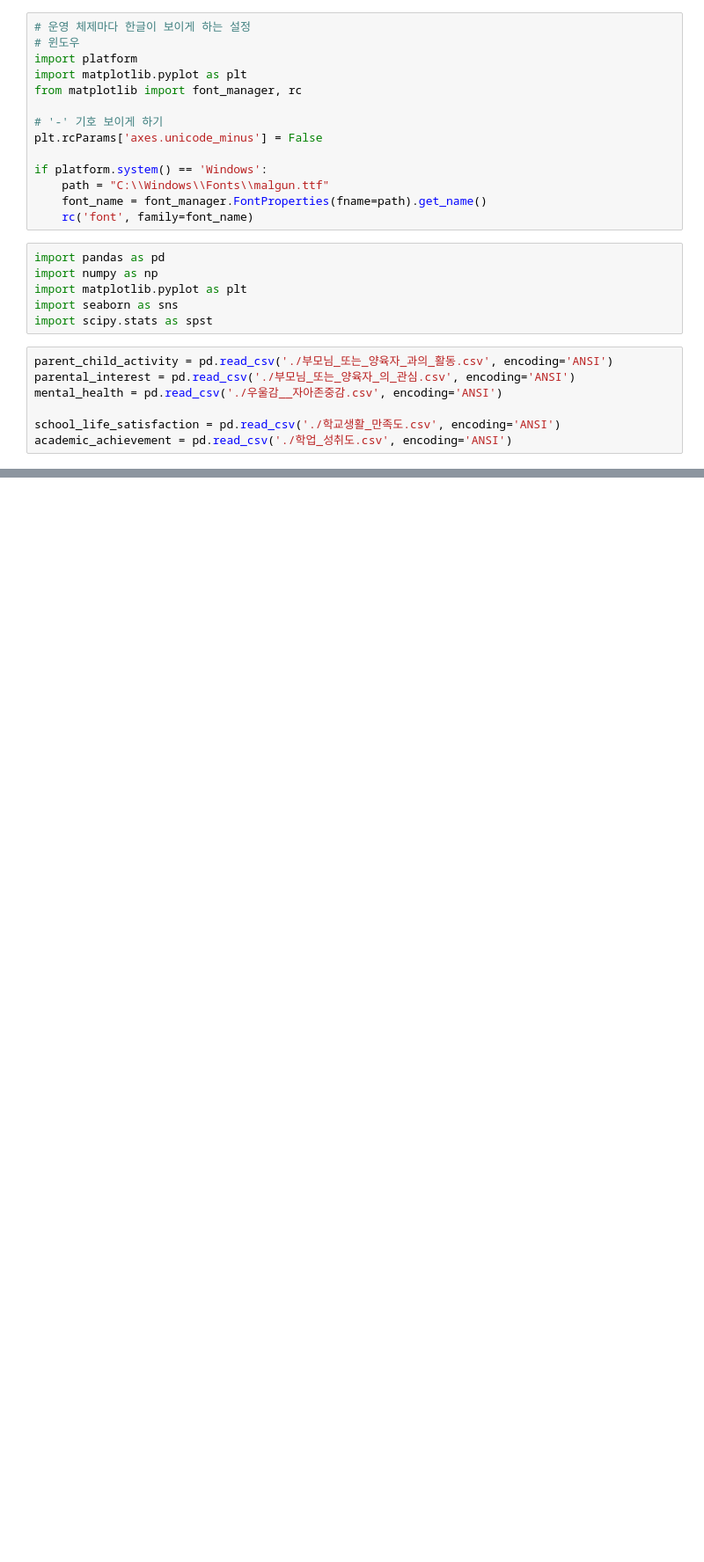
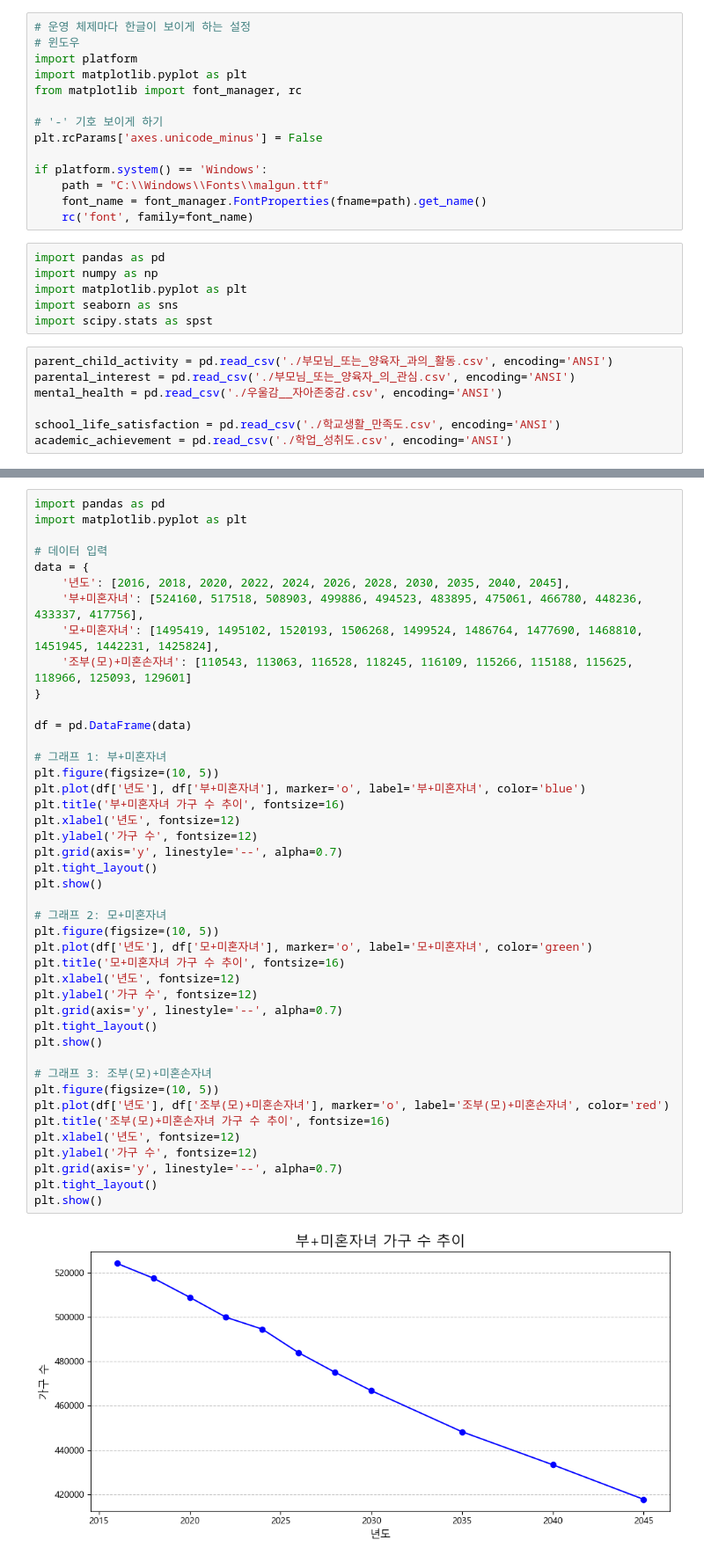
Before and after one commit to junyoungnnn/GroupStudy, a Jupyter notebook: 청소년데이터공모전/보고서용.ipynb, the cells around one changed output, grey strips where cells are left out. Shown: that part at 88% size. Drawn from its saved outputs; the diff is of its cells as text; blank space fills up the shorter version.

```diff
--- a/청소년데이터공모전/보고서용.ipynb
+++ b/청소년데이터공모전/보고서용.ipynb
@@ -58,0 +56,45 @@ display(academic_achievement)
+# %%
+import pandas as pd
+import matplotlib.pyplot as plt
+
+# 데이터 입력
+data = {
+    '년도': [2016, 2018, 2020, 2022, 2024, 2026, 2028, 2030, 2035, 2040, 2045],
+    '부+미혼자녀': [524160, 517518, 508903, 499886, 494523, 483895, 475061, 466780, 448236, 433337, 417756],
+    '모+미혼자녀': [1495419, 1495102, 1520193, 1506268, 1499524, 1486764, 1477690, 1468810, 1451945, 1442231, 1425824],
+    '조부(모)+미혼손자녀': [110543, 113063, 116528, 118245, 116109, 115266, 115188, 115625, 118966, 125093, 129601]
+}
+
+df = pd.DataFrame(data)
+
+# 그래프 1: 부+미혼자녀
+plt.figure(figsize=(10, 5))
+plt.plot(df['년도'], df['부+미혼자녀'], marker='o', label='부+미혼자녀', color='blue')
+plt.title('부+미혼자녀 가구 수 추이', fontsize=16)
+plt.xlabel('년도', fontsize=12)
+plt.ylabel('가구 수', fontsize=12)
+plt.grid(axis='y', linestyle='--', alpha=0.7)
+plt.tight_layout()
+plt.show()
+
+# 그래프 2: 모+미혼자녀
+plt.figure(figsize=(10, 5))
+plt.plot(df['년도'], df['모+미혼자녀'], marker='o', label='모+미혼자녀', color='green')
+plt.title('모+미혼자녀 가구 수 추이', fontsize=16)
+plt.xlabel('년도', fontsize=12)
+plt.ylabel('가구 수', fontsize=12)
+plt.grid(axis='y', linestyle='--', alpha=0.7)
+plt.tight_layout()
+plt.show()
+
+# 그래프 3: 조부(모)+미혼손자녀
+plt.figure(figsize=(10, 5))
+plt.plot(df['년도'], df['조부(모)+미혼손자녀'], marker='o', label='조부(모)+미혼손자녀', color='red')
+plt.title('조부(모)+미혼손자녀 가구 수 추이', fontsize=16)
+plt.xlabel('년도', fontsize=12)
+plt.ylabel('가구 수', fontsize=12)
+plt.grid(axis='y', linestyle='--', alpha=0.7)
+plt.tight_layout()
+plt.show()
+# %% [output]
+[figure, added]
```
Also changed, not shown: parts of 7 cells of this notebook, 6 other files.
